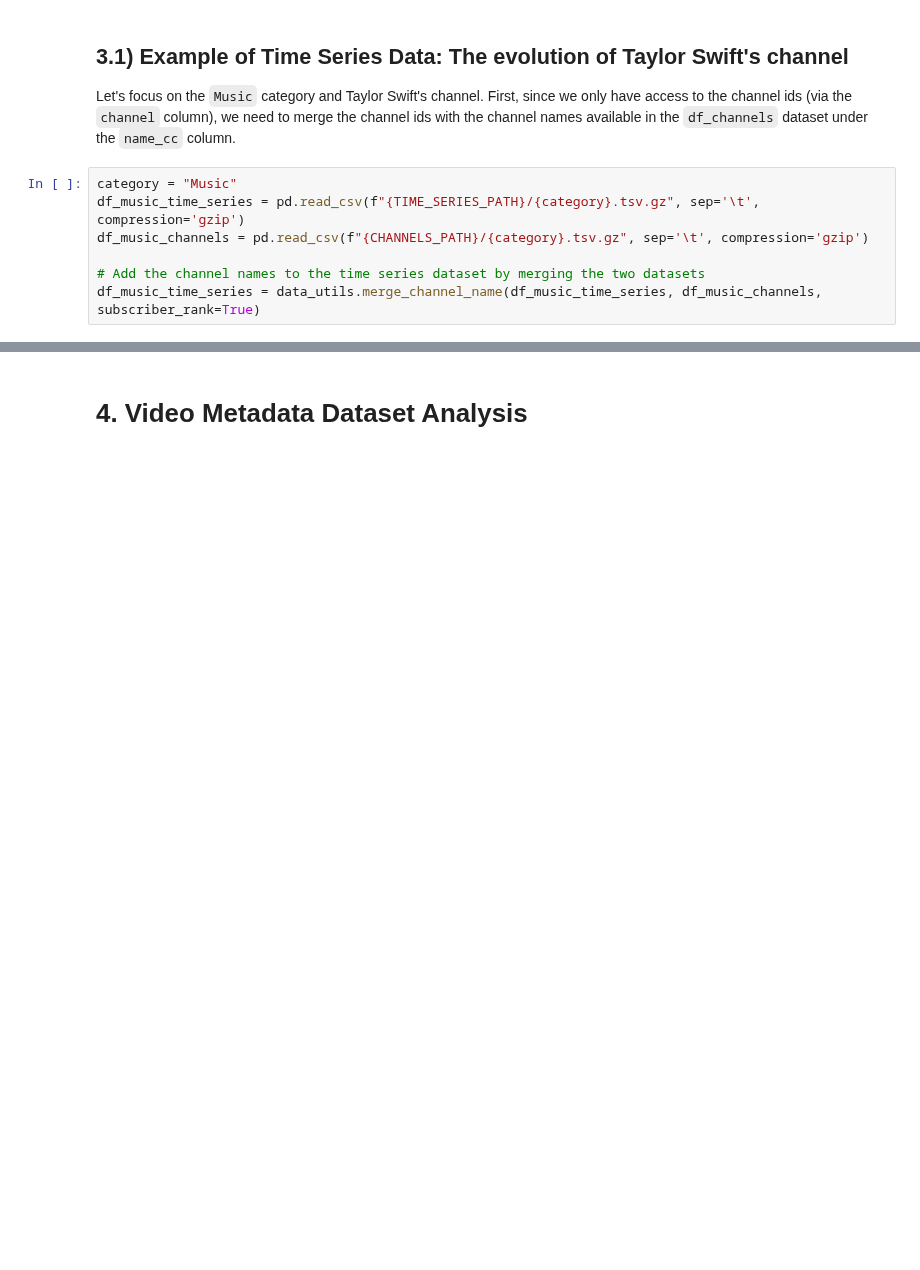
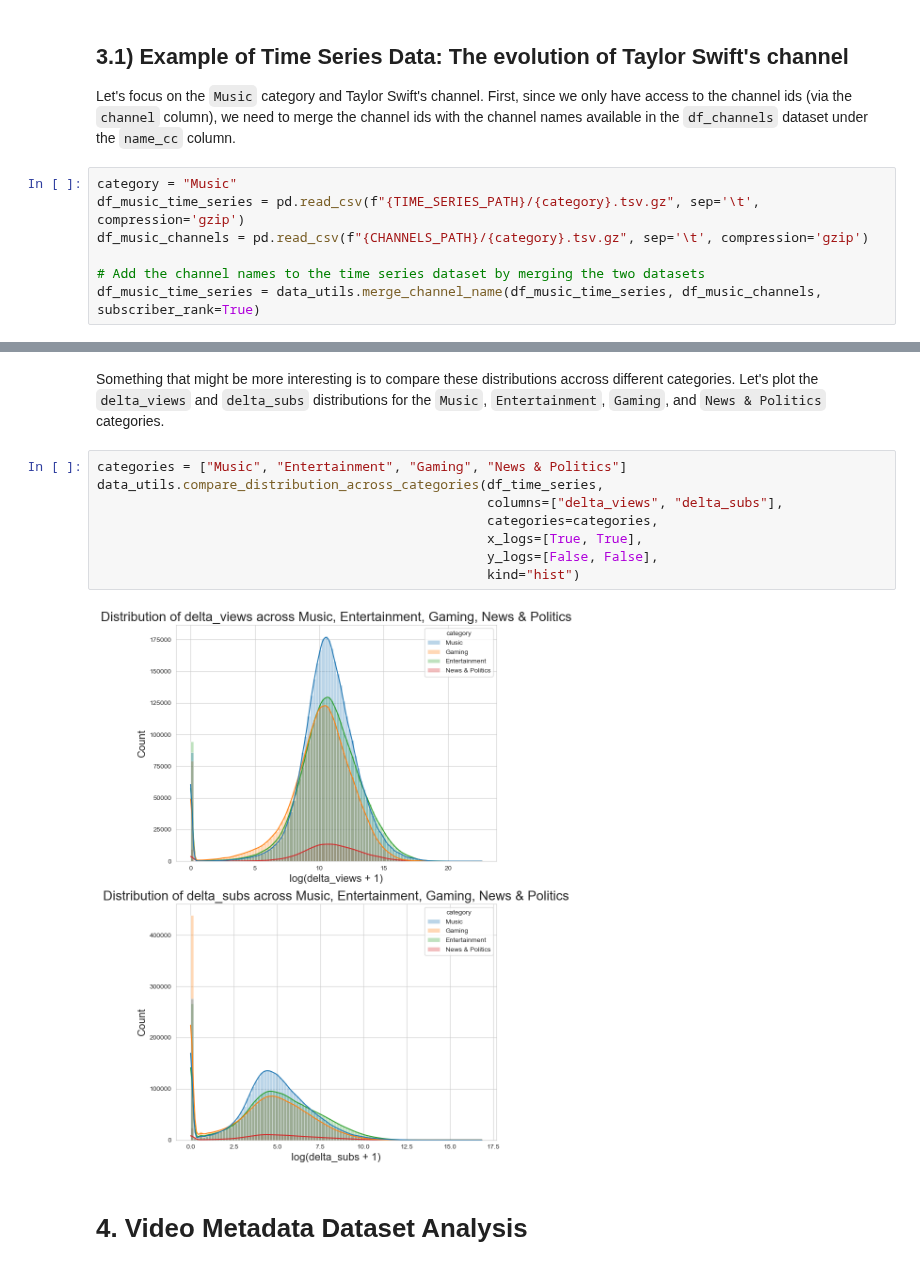
Before and after one commit to epfl-ada/ada-2024-project-tropicaltoucansinsight, a Jupyter notebook: results.ipynb, the cells around one changed output, grey strips where cells are left out. Drawn from its saved outputs; the diff is of its cells as text; blank space fills up the shorter version.

```diff
--- a/results.ipynb
+++ b/results.ipynb
@@ -214,3 +214,15 @@ max    6.659719e+09  2.061360e+07
+# %% [markdown]
+Something that might be more interesting is to compare these distributions accross different categories. Let's plot the `delta_views` and `delta_subs` distributions for the `Music`, `Entertainment`, `Gaming`, and `News & Politics` categories.
+# %%
+categories = ["Music", "Entertainment", "Gaming", "News & Politics"]
+data_utils.compare_distribution_across_categories(df_time_series,
+                                                  columns=["delta_views", "delta_subs"],
+                                                  categories=categories,
+                                                  x_logs=[True, True],
+                                                  y_logs=[False, False],
+                                                  kind="hist")
+# %% [output]
+[figure, added]
 # %% [markdown]
 # 4. Video Metadata Dataset Analysis
 # %%
```
Also changed, not shown: parts of 7 cells of this notebook.
